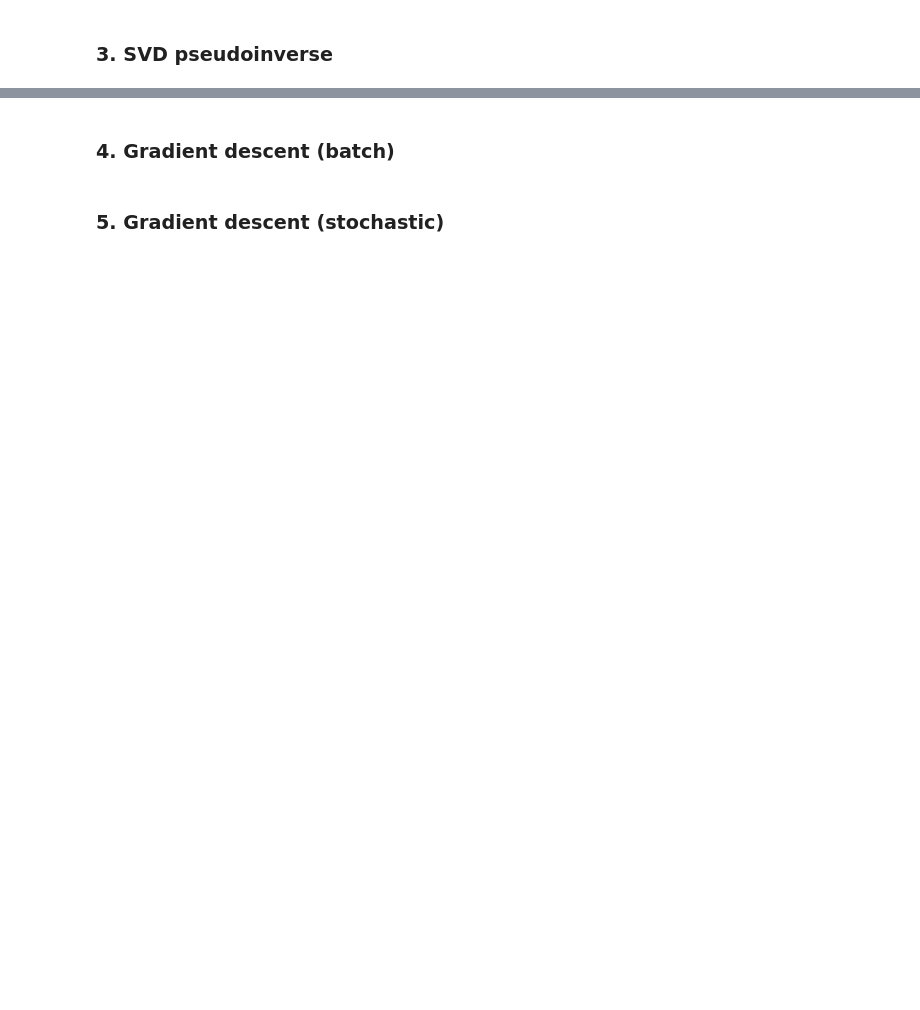
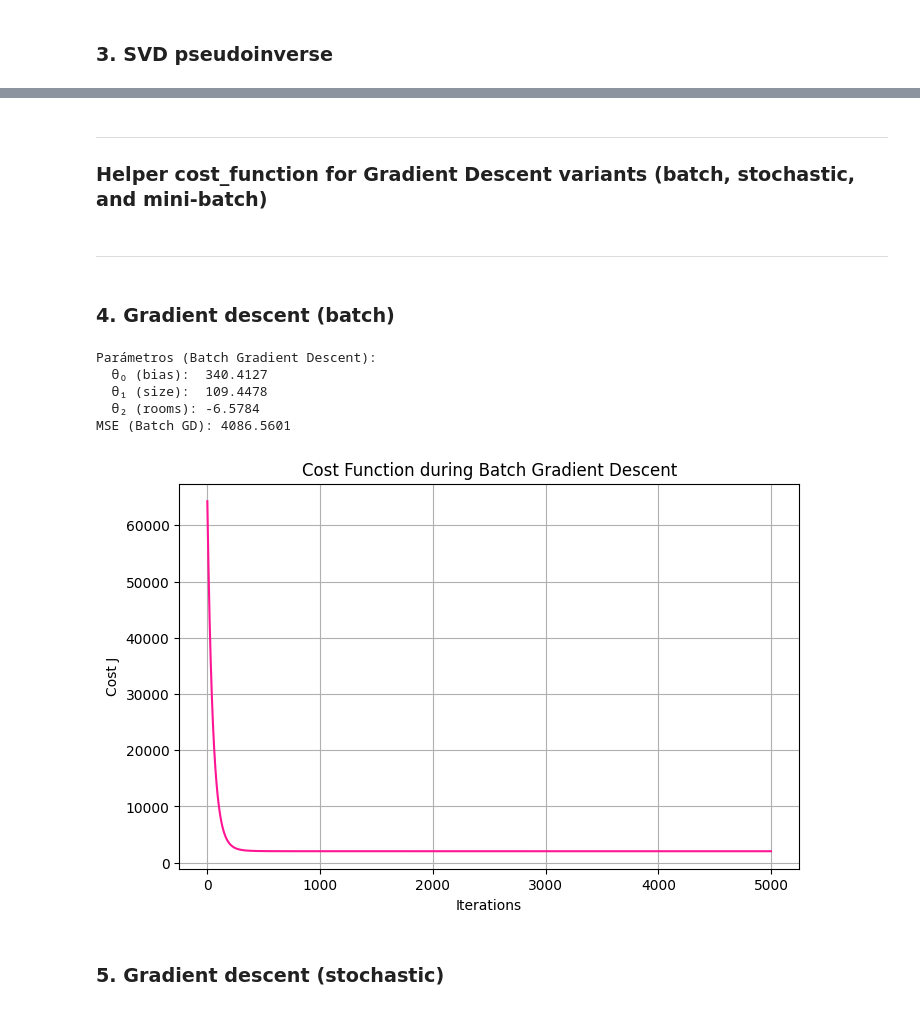
Before and after one commit to ddgant/Multivariate-Linear-Regression, a Jupyter notebook: Multivariate-linear-regression.ipynb, the cells around one changed output, grey strips where cells are left out. Drawn from its saved outputs; the diff is of its cells as text; code cells hidden in the pictures; blank space fills up the shorter version.

```diff
--- a/Multivariate-linear-regression.ipynb
+++ b/Multivariate-linear-regression.ipynb
@@ -216,7 +242,3 @@ plt.show()
 [figure]
 # %% [markdown]
 ### 1. Scikit-learn
-# %%
-lr = LinearRegression(fit_intercept=False)
-lr.fit(X, y)
-print(lr.intercept_, lr.coef_)
@@ -320,2 +427,16 @@ Intercept: [340.41265957] | Coeficient: [array([109.44779647]), array([-6.578354
+# %% [markdown]
+---
+### Helper cost_function for Gradient Descent variants (batch, stochastic, and mini-batch)
+# %%
+# Esta función sirver para registrar el costo GLOBAL (sobre todos los datos) para comparar en apartado #7.
+
+def cost_function(X, y, theta):
+    m = len(y)                                       # number of training examples (47)
+    predictions = X @ theta                          # predicted prices (47x1)
+    errors = predictions - y                         # residuals
+    cost = (1 / (2 * m)) * np.sum(errors ** 2)      # J(θ)
+    return cost
+# %% [markdown]
+---
 # %% [markdown]
 ### 4. Gradient descent (batch)
@@ -324,2 +443,62 @@ Intercept: [340.41265957] | Coeficient: [array([109.44779647]), array([-6.578354
+# %%
+"""
+Batch Gradient Descent uses ALL training examples in each iteration to compute
+the gradient.
+θ := θ - α · (1/m) · Xᵀ(Xθ - y)
+"""
+
+def batch_gradient_descent(x, y, alpha=0.01, n_iterations=5000):
+    """
+    Implementa Batch Gradient Descent para regresión lineal.
+
+    Args:
+        x            : Matriz de features con bias (m x n)
+        y            : Vector objetivo (m x 1)
+        alpha        : Tasa de aprendizaje
+        n_iterations : Número de iteraciones
+    Returns:
+        theta   : Parámetros encontrados (n x 1)
+        history : Historial del costo J por iteración
+    """
+    m, n = x.shape                              # m = muestras, n = parámetros
+    theta = np.zeros((n, 1))                    # Inicializar θ en ceros (n x 1)
+    history = []                                # Historial del costo global
+
+    for iteration in range(n_iterations):
+        predictions = x @ theta                 # Predicciones: ŷ = Xθ → (m x 1)
+        error = predictions - y                 # Residuales: ŷ - y → (m x 1)
+        gradients = (1/m) * x.T @ error         # Gradiente promedio → (n x 1)
+        theta = theta - alpha * gradients       # Actualización de θ
+        history.append(cost_function(x, y, theta))  # Registrar costo global
+    return theta, history
+
+
+# Entrenar el modelo con Batch Gradient Descent
+theta_gd, history_batch = batch_gradient_descent(X, y, alpha=0.01, n_iterations=5000)
+
+# Imprimir parámetros y MSE
+print("Parámetros (Batch Gradient Descent):")
+print(f"  θ₀ (bias):  {theta_gd[0][0]:.4f}")
+print(f"  θ₁ (size):  {theta_gd[1][0]:.4f}")
+print(f"  θ₂ (rooms): {theta_gd[2][0]:.4f}")
+y_pred_gd = X @ theta_gd                       # Predicciones finales
+print(f"MSE (Batch GD): {mean_squared_error(y, y_pred_gd):.4f}")
+# %% [output]
+Parámetros (Batch Gradient Descent):
+  θ₀ (bias):  340.4127
+  θ₁ (size):  109.4478
+  θ₂ (rooms): -6.5784
+MSE (Batch GD): 4086.5601
+# %%
+# Graficar el historial del costo durante el entrenamiento
+plt.figure(figsize=(8, 5))
+plt.plot(history_batch, color='deeppink')
+plt.xlabel("Iterations")
+plt.ylabel("Cost J")
+plt.title("Cost Function during Batch Gradient Descent")
+plt.grid(True)
+plt.show()
+# %% [output]
+[figure, added]
 # %% [markdown]
 ### 5. Gradient descent (stochastic)
```
Also changed, not shown: parts of 27 cells of this notebook.
